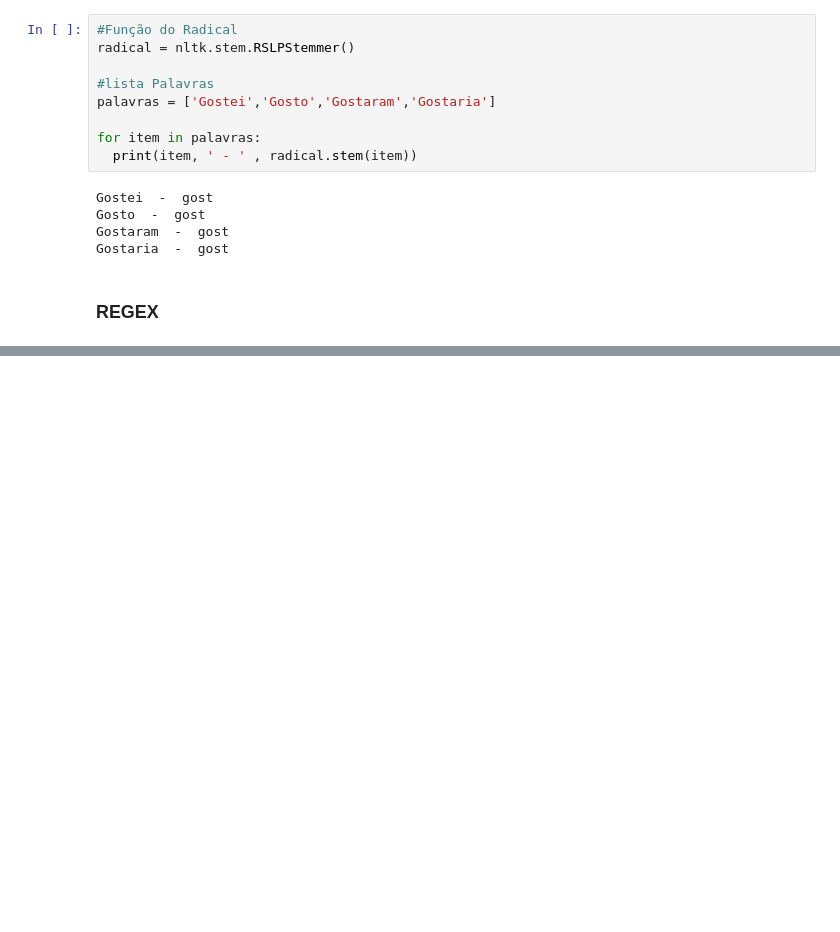
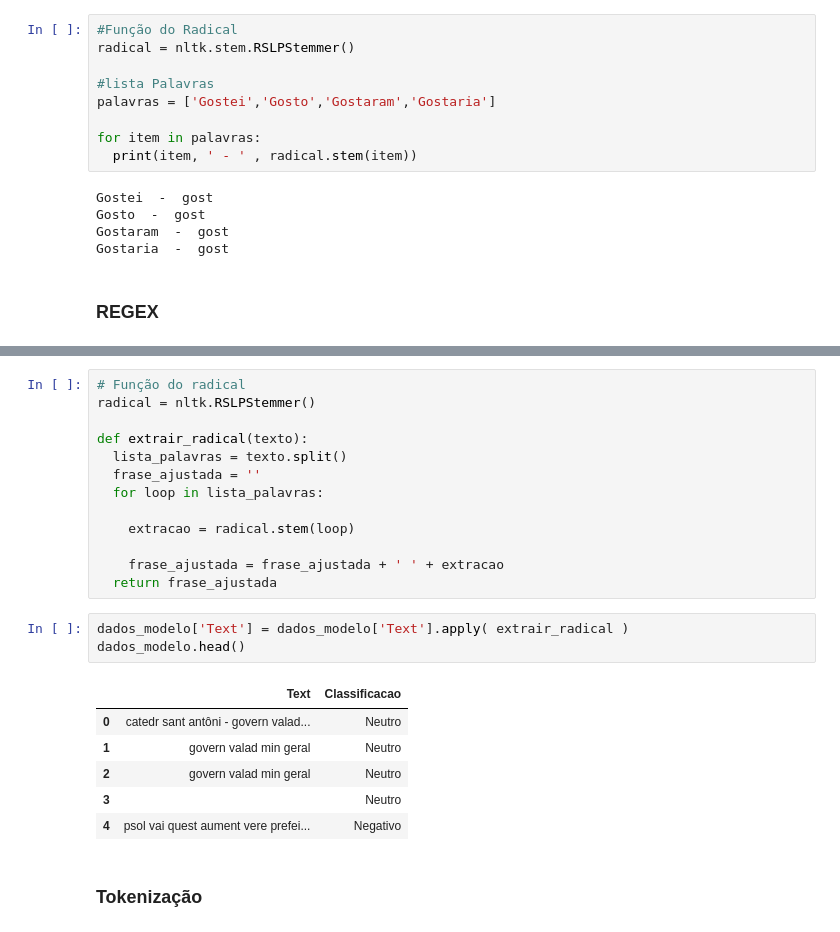
Before and after one commit to fabriciodadosbr/classificacao-emocoes-nlp, a Jupyter notebook: Analise_nlp.ipynb, the cells around one changed output, grey strips where cells are left out. Cells and saved outputs as stored; diff of their text form; blank space fills up the shorter version.

```diff
--- a/Analise_nlp.ipynb
+++ b/Analise_nlp.ipynb
@@ -602,0 +720,25 @@ Gostaria  -  gost
+# %%
+# Função do radical
+radical = nltk.RSLPStemmer()
+
+def extrair_radical(texto):
+  lista_palavras = texto.split()
+  frase_ajustada = ''
+  for loop in lista_palavras:
+
+    extracao = radical.stem(loop)
+
+    frase_ajustada = frase_ajustada + ' ' + extracao
+  return frase_ajustada
+# %%
+dados_modelo['Text'] = dados_modelo['Text'].apply( extrair_radical )
+dados_modelo.head()
+# %% [output]
+|  | Text | Classificacao |
+| 0 | catedr sant antôni - govern valad... | Neutro |
+| 1 | govern valad min geral | Neutro |
+| 2 | govern valad min geral | Neutro |
+| 3 |  | Neutro |
+| 4 | psol vai quest aument vere prefei... | Negativo |
+# %% [markdown]
+### Tokenização
```
Also changed, not shown: parts of 24 cells of this notebook.
